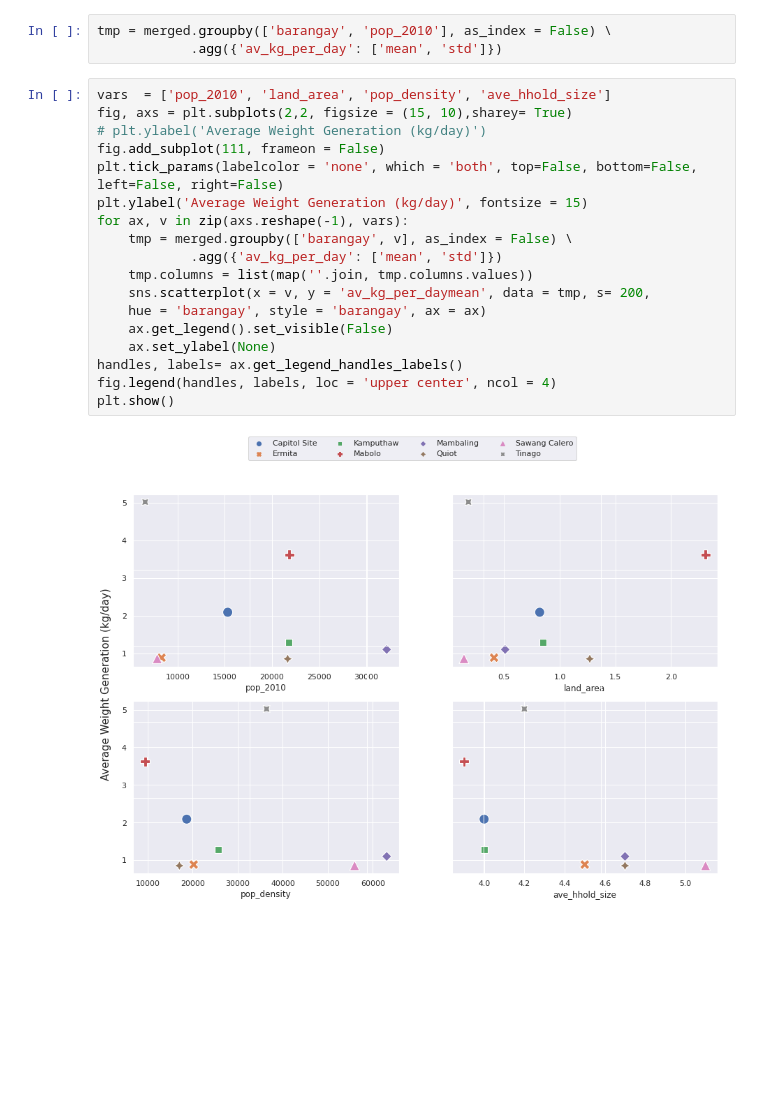
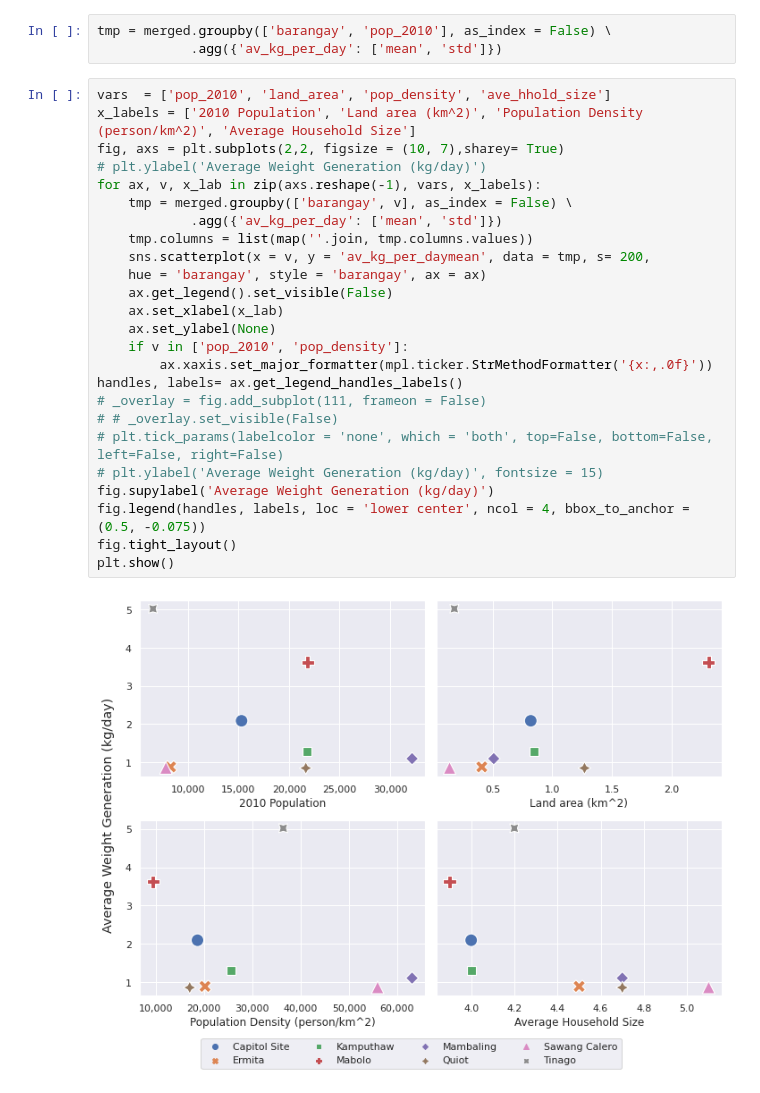
Before and after one commit to aldencabajar/cebu-solid-waste-generation-analysis, a Jupyter notebook: data-viz-exploration.ipynb, the cells around one changed output. Cells and saved outputs as stored; diff of their text form; blank space fills up the shorter version.

Commit message:
adjust plot

```diff
--- a/data-viz-exploration.ipynb
+++ b/data-viz-exploration.ipynb
@@ -109,21 +110,28 @@ tmp = merged.groupby(['barangay', 'pop_2010'], as_index = False) \
             .agg({'av_kg_per_day': ['mean', 'std']})
 # %%
 vars  = ['pop_2010', 'land_area', 'pop_density', 'ave_hhold_size']
-fig, axs = plt.subplots(2,2, figsize = (15, 10),sharey= True)
+x_labels = ['2010 Population', 'Land area (km^2)', 'Population Density (person/km^2)', 'Average Household Size']
+fig, axs = plt.subplots(2,2, figsize = (10, 7),sharey= True)
 # plt.ylabel('Average Weight Generation (kg/day)')
-fig.add_subplot(111, frameon = False)
-plt.tick_params(labelcolor = 'none', which = 'both', top=False, bottom=False, left=False, right=False)
-plt.ylabel('Average Weight Generation (kg/day)', fontsize = 15)
-for ax, v in zip(axs.reshape(-1), vars):
+for ax, v, x_lab in zip(axs.reshape(-1), vars, x_labels):
     tmp = merged.groupby(['barangay', v], as_index = False) \
             .agg({'av_kg_per_day': ['mean', 'std']})
     tmp.columns = list(map(''.join, tmp.columns.values))
     sns.scatterplot(x = v, y = 'av_kg_per_daymean', data = tmp, s= 200,
     hue = 'barangay', style = 'barangay', ax = ax)
     ax.get_legend().set_visible(False)
+    ax.set_xlabel(x_lab)
     ax.set_ylabel(None)
+    if v in ['pop_2010', 'pop_density']:
+        ax.xaxis.set_major_formatter(mpl.ticker.StrMethodFormatter('{x:,.0f}'))
 handles, labels= ax.get_legend_handles_labels()
-fig.legend(handles, labels, loc = 'upper center', ncol = 4)
+# _overlay = fig.add_subplot(111, frameon = False)
+# # _overlay.set_visible(False)
+# plt.tick_params(labelcolor = 'none', which = 'both', top=False, bottom=False, left=False, right=False)
+# plt.ylabel('Average Weight Generation (kg/day)', fontsize = 15)
+fig.supylabel('Average Weight Generation (kg/day)')
+fig.legend(handles, labels, loc = 'lower center', ncol = 4, bbox_to_anchor = (0.5, -0.075))
+fig.tight_layout()
 plt.show()
 # %% [output]
-[figure, old version]
+[figure, new version]
```
Also changed, not shown: parts of 1 cell of this notebook.
